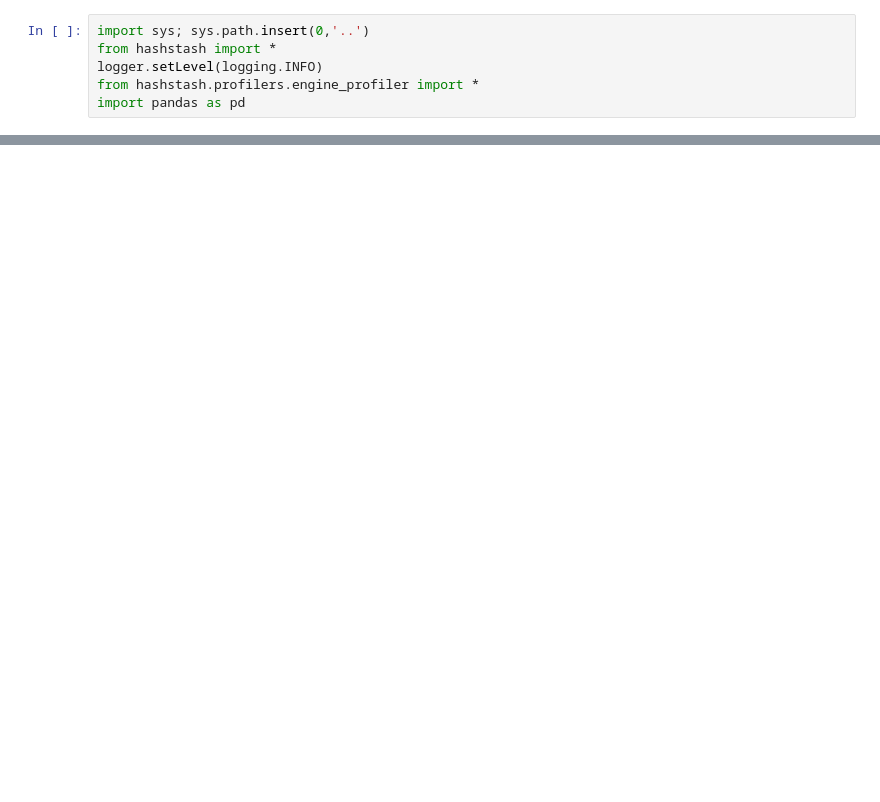
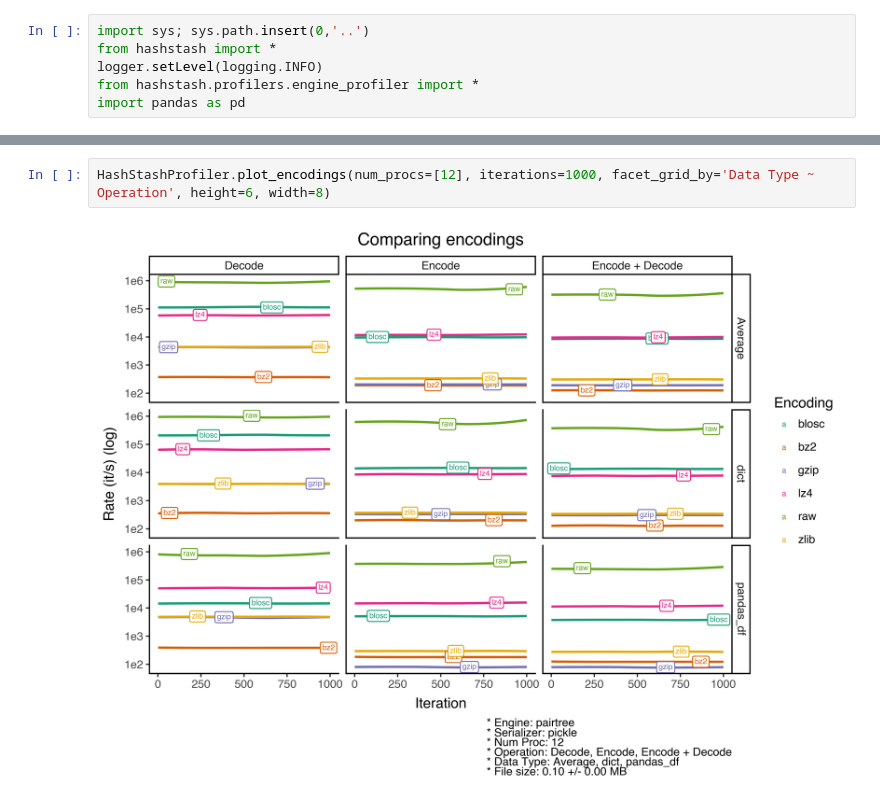
Before and after one commit to quadrismegistus/hashstash, a Jupyter notebook: notebooks/profilers8.ipynb, the cells around one changed output, grey strips where cells are left out. Cells and saved outputs as stored; diff of their text form; blank space fills up the shorter version.

```diff
--- a/notebooks/profilers8.ipynb
+++ b/notebooks/profilers8.ipynb
@@ -44,0 +33,4 @@ HashStashProfiler.plot_encodings()
+# %%
+HashStashProfiler.plot_encodings(num_procs=[12], iterations=1000, facet_grid_by='Data Type ~ Operation', height=6, width=8)
+# %% [output]
+[figure, added]
```
Also changed, not shown: parts of 7 cells of this notebook, 6 other files.
